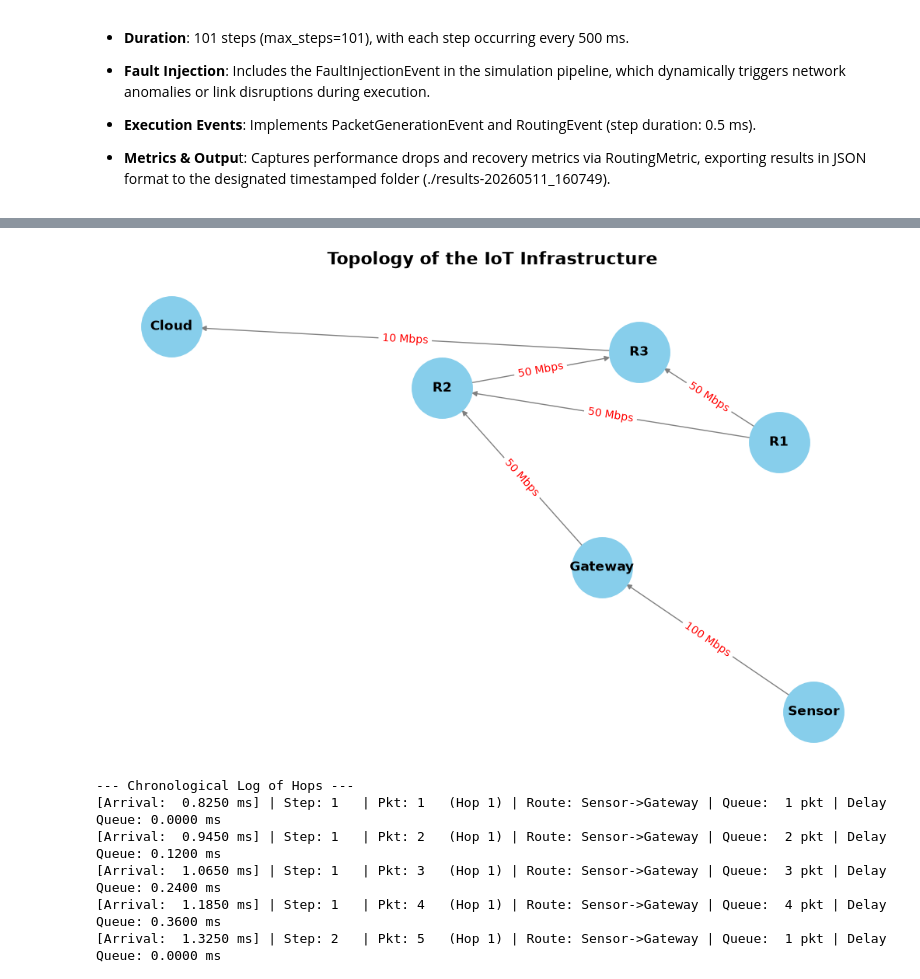
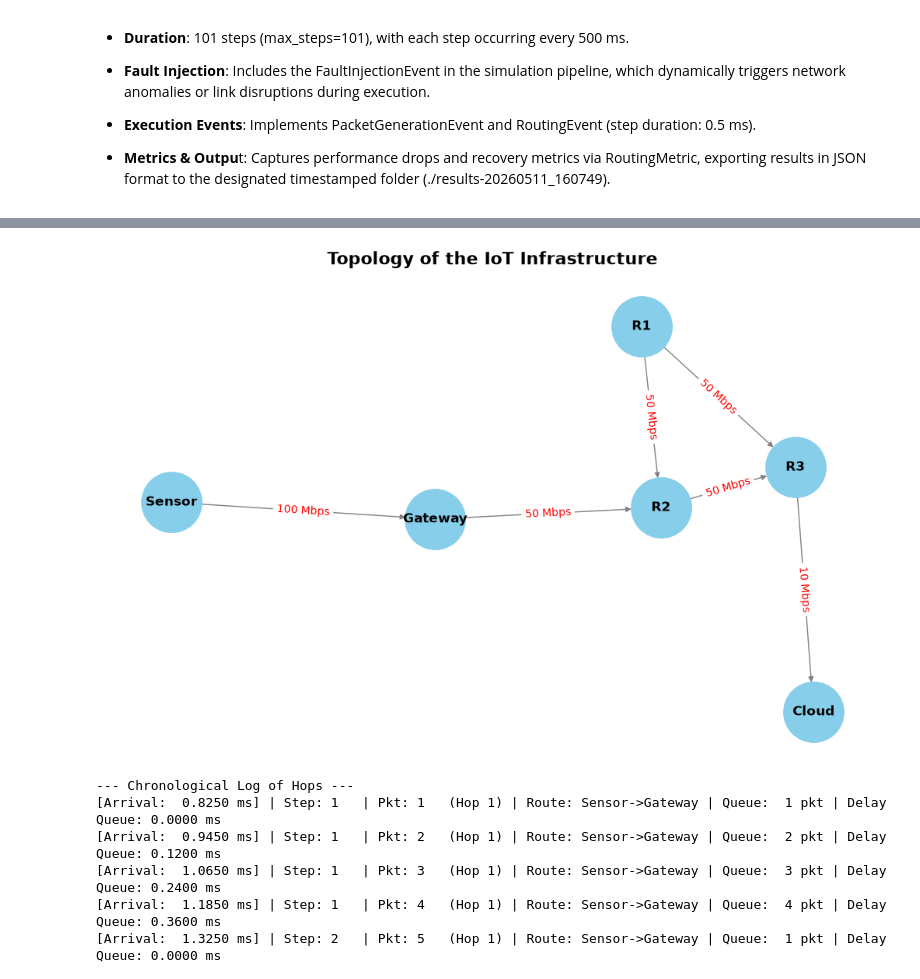
Before and after one commit to DadeOrsu/eclypse-plus-net, a Jupyter notebook: eclypse/network/demo.ipynb, the cells around one changed output, grey strips where cells are left out. Drawn from its saved outputs; the diff is of its cells as text; code cells hidden in the pictures.

Commit message:
Added new graphs, modified  the call to add_node into add_host and add_router.

```diff
--- a/eclypse/network/demo.ipynb
+++ b/eclypse/network/demo.ipynb
@@ -60,15 +60,25 @@ from eclypse.network import (
                             RoutingEvent,
                             RoutingMetric
                         )
+
 from eclypse.simulation import Simulation
 from eclypse.placement.strategies import StaticStrategy
 
 print("1. Setting up Infrastructure...")
 infra = Network("IoT_Network")
 
-infrastructure_nodes = ["Sensor","SensorX", "SensorY", "Gateway", "R1", "R2", "R3", "Cloud"]
-for node in infrastructure_nodes:
-    infra.add_node(node, processing_time = 0.0001)  # 0.1 ms processing time for all nodes
+# Add real resources to the hosts
+infra.add_host("Sensor", processing_time=0.0001, cpu=2, ram=4)
+infra.add_host("SensorX", processing_time=0.0001, cpu=2, ram=4)
+infra.add_host("SensorY", processing_time=0.0001, cpu=2, ram=4)
+
+# The constructor of the router class put 0 on cpu and ram automcatically
+infra.add_router("Gateway", processing_time=0.0001)
+infra.add_router("R1", processing_time=0.0001)
+infra.add_router("R2", processing_time=0.0001)
+infra.add_router("R3", processing_time=0.0001)
+
+infra.add_host("Cloud", processing_time=0.0001, cpu=16, ram=32)
 
 # Access Link (Sensor -> Gateway): 100 Mbps, 1 km
 infra.add_edge("Sensor", "Gateway", bandwidth_mbps=100, length_km=1)
@@ -91,10 +101,10 @@ infra.add_edge("R3", "Cloud", bandwidth_mbps=10, length_km=50)
 print("2. Setting up Application (Video Stream)...")
 app = NetworkApplication("VideoApp")
 
-app.add_node("Sensor1", cpu=0, ram=0, gpu=0, storage=0, availability=0.0)
-app.add_node("SensorX1", cpu=0, ram=0, gpu=0, storage=0, availability=0.0)
-app.add_node("SensorY1", cpu=0, ram=0, gpu=0, storage=0, availability=0.0)
-app.add_node("Cloud1", cpu=0, ram=0, gpu=0, storage=0, availability=0.0)
+app.add_node("Sensor1", cpu=1, ram=1, gpu=0, storage=0, availability=0.0)
+app.add_node("SensorX1", cpu=1, ram=1, gpu=0, storage=0, availability=0.0)
+app.add_node("SensorY1", cpu=1, ram=1, gpu=0, storage=0, availability=0.0)
+app.add_node("Cloud1", cpu=10, ram=8, gpu=0, storage=0, availability=0.0)
 
 app.add_edge("Sensor1",
              "Cloud1",
@@ -141,6 +151,7 @@ sim_config = SimulationConfig(
 print("3. Initializing Simulation...")
 sim = Simulation(infra, simulation_config=sim_config)
 
+# Use Static strategy for placement
 strategy = StaticStrategy({
     "Sensor1": "Sensor",
     "SensorX1": "SensorX",
@@ -362,9 +507,16 @@ from eclypse.simulation import Simulation
 
 print("1. Setting up Infrastructure...")
 infra = Network("IoT_Network")
-infrastructure_nodes = ["Sensor", "Gateway", "R1", "R2", "R3", "Cloud"]
-for node in infrastructure_nodes:
-    infra.add_node(node, processing_time = 0.0001)  # 0.1 ms processing time for all nodes
+
+infra.add_host("Sensor", processing_time=0.0001)
+infra.add_host("Cloud", processing_time=0.0001)
+
+infra.add_router("Gateway", processing_time=0.0001)
+infra.add_router("R1", processing_time=0.0001)
+infra.add_router("R2", processing_time=0.0001)
+infra.add_router("R3", processing_time=0.0001)
+
+
 
 # Access Link (Sensor -> Gateway): 100 Mbps, 1 km
 infra.add_edge("Sensor", "Gateway", bandwidth_mbps=100, length_km=1)
@@ -435,33 +587,34 @@ sim.wait()
 # %%
 import networkx as nx
 import matplotlib.pyplot as plt
 
 plt.figure(figsize=(10, 6))
 
-pos = nx.spring_layout(infra, seed=42)
+pos_base = nx.kamada_kawai_layout(infra)
+pos = nx.spring_layout(infra, pos=pos_base, k=1.0, iterations=50, seed=42)
 
 nx.draw(
     infra,
     pos,
     with_labels=True,
     node_color='skyblue',
     node_size=3000,
     font_size=12,
     font_weight='bold',
     edge_color='gray',
     linewidths=2
 )
 
 edge_labels = nx.get_edge_attributes(infra, 'bandwidth_mbps')
 if edge_labels:
     formatted_labels = {edge: f"{bw} Mbps" for edge, bw in edge_labels.items()}
     nx.draw_networkx_edge_labels(infra, pos, edge_labels=formatted_labels, font_color='red')
 
 plt.title("Topology of the IoT Infrastructure", fontsize=16, fontweight='bold', pad=20)
 plt.axis('off')
 plt.show()
 # %% [output]
-[figure, old version]
+[figure, new version]
 # %%
 import pandas as pd
 import json
```
Also changed, not shown: parts of 5 cells of this notebook.
